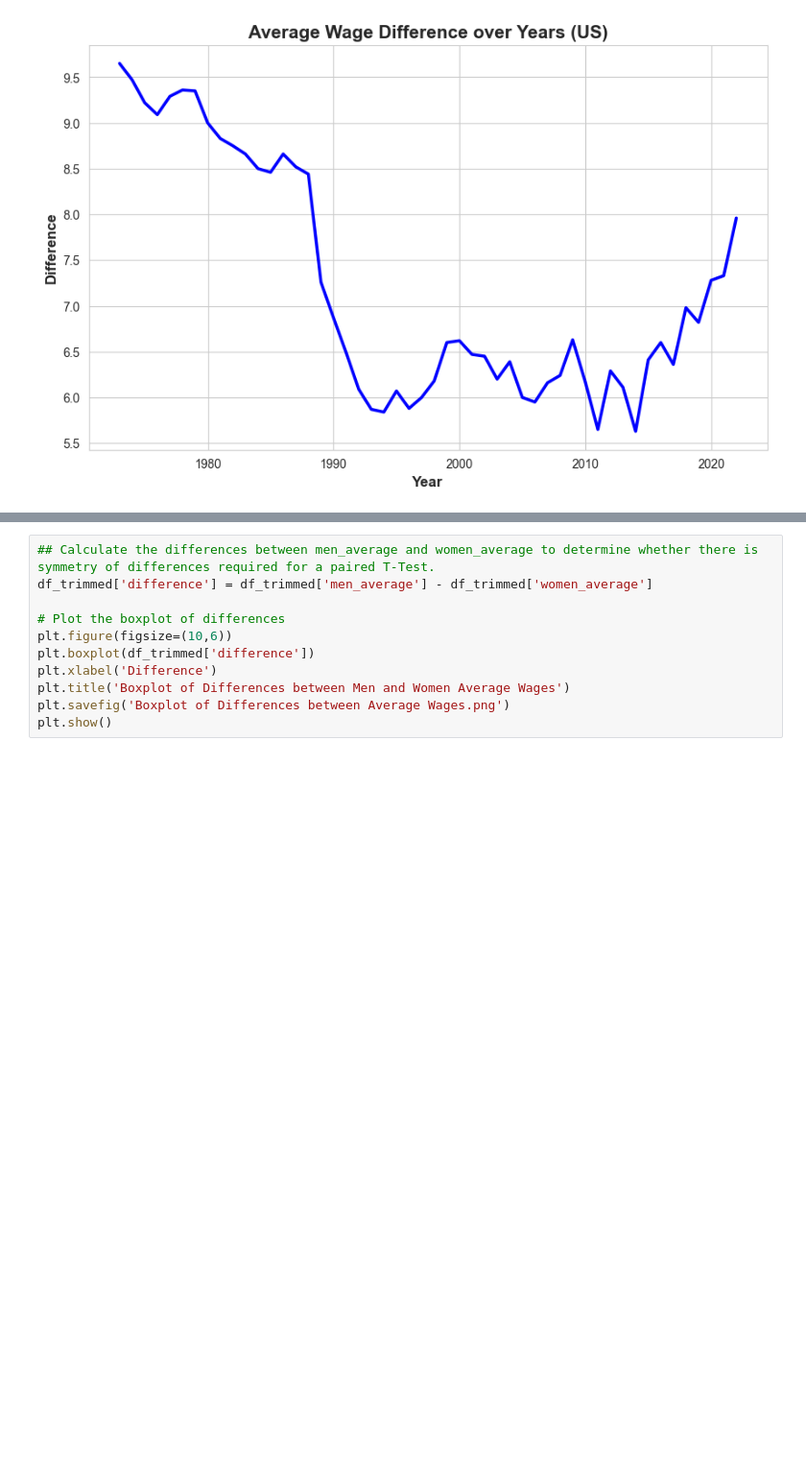
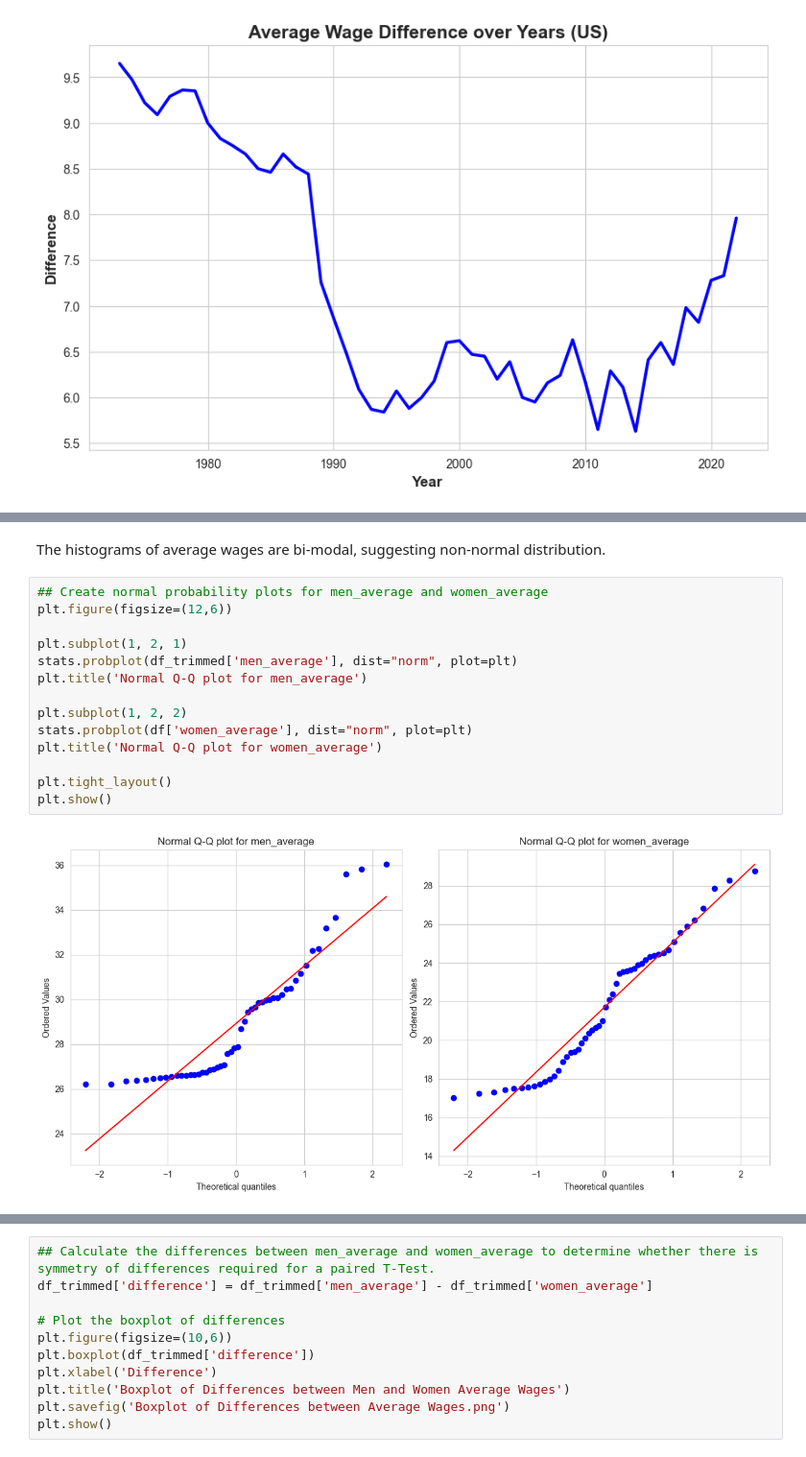
Before and after one commit to KyleHollands/US_Hourly_Wages, a Jupyter notebook: US_hourlyWages.ipynb, the cells around one changed output, grey strips where cells are left out. Shown at 96% size. Cells and saved outputs as stored; diff of their text form; blank space fills up the shorter version.

```diff
--- a/US_hourlyWages.ipynb
+++ b/US_hourlyWages.ipynb
@@ -189,0 +194,18 @@ plt.show()
+# %% [markdown]
+The histograms of average wages are bi-modal, suggesting non-normal distribution.
+# %%
+## Create normal probability plots for men_average and women_average
+plt.figure(figsize=(12,6))
+
+plt.subplot(1, 2, 1)
+stats.probplot(df_trimmed['men_average'], dist="norm", plot=plt)
+plt.title('Normal Q-Q plot for men_average')
+
+plt.subplot(1, 2, 2)
+stats.probplot(df['women_average'], dist="norm", plot=plt)
+plt.title('Normal Q-Q plot for women_average')
+
+plt.tight_layout()
+plt.show()
+# %% [output]
+[figure, added]
```
Also changed, not shown: parts of 8 cells of this notebook, 1 other file.
